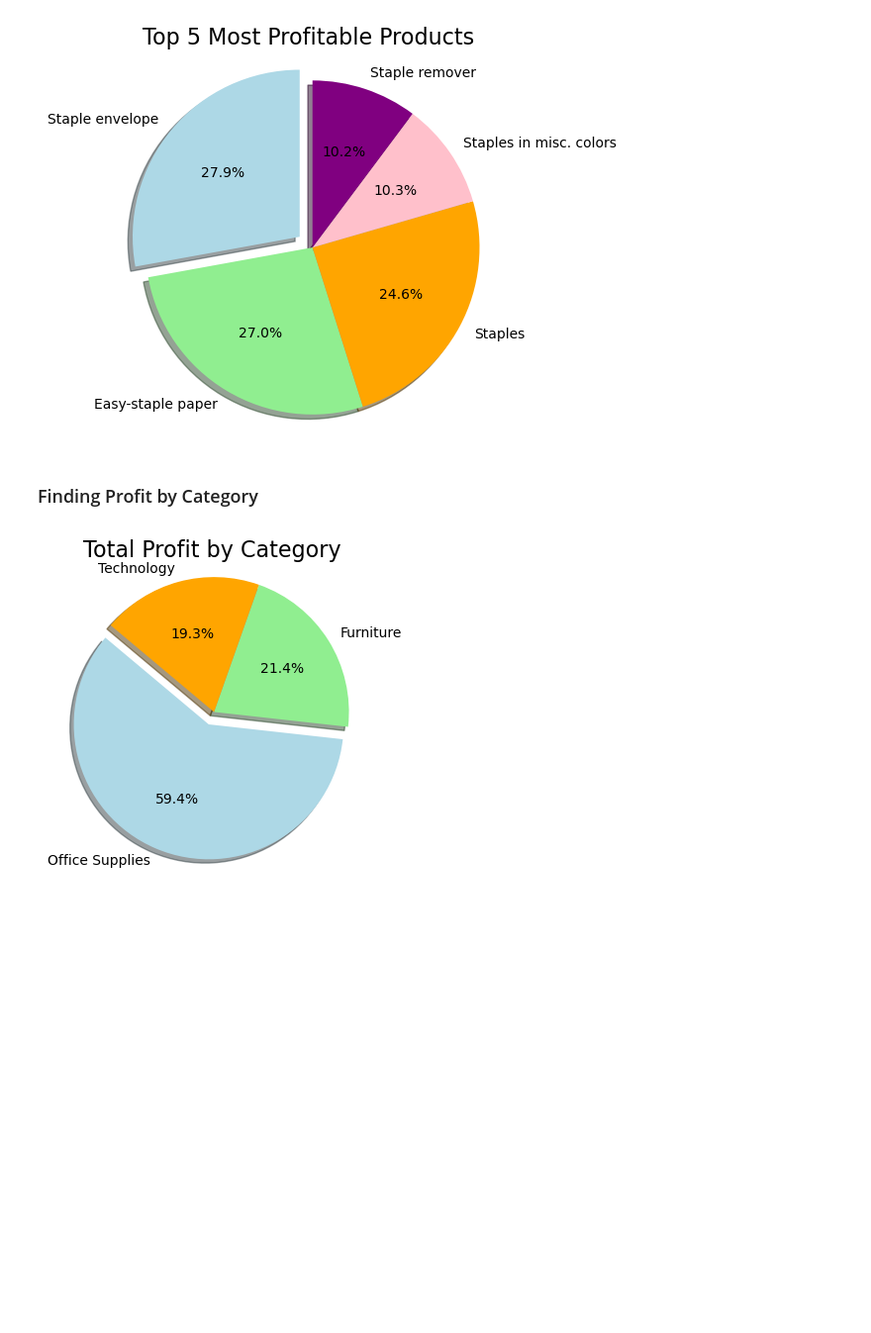
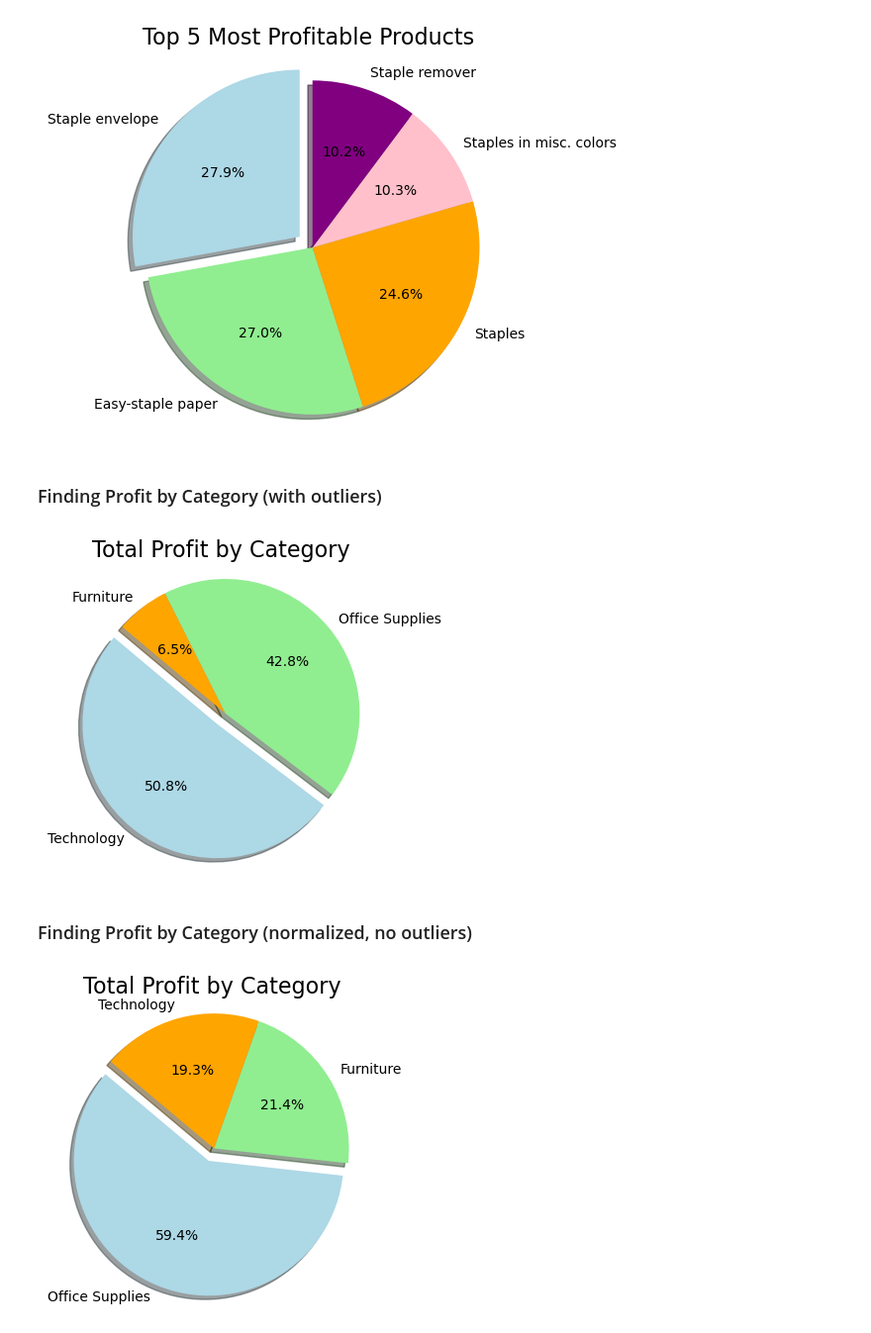
Before and after one commit to hennypurwadi/771951_Dataset_Analysis, a Jupyter notebook: 202370140.ipynb, the cells around one changed output. Shown at 99% size. Saved outputs shown, nothing was run; the diff lists cells and outputs as text; code cells hidden in the pictures; blank space fills up the shorter version.

```diff
--- a/202370140.ipynb
+++ b/202370140.ipynb
@@ -2919,7 +2939,23 @@ plt.show()
 # %% [output]
 [figure]
 # %% [markdown]
-### Finding Profit by Category
+### Finding Profit by Category (with outliers)
+# %%
+profit_by_category = df1.groupby('Category')['Profit'].sum().reset_index()
+profit_by_category_sorted = profit_by_category.sort_values('Profit', ascending=False)
+labels = profit_by_category_sorted['Category']
+sizes = profit_by_category_sorted['Profit']
+colors = ['lightblue', 'lightgreen', 'orange']
+explode = (0.1, 0, 0) #Explode the largest Category
+plt.figure(figsize=(4, 4))
+plt.pie(sizes, explode=explode, labels=labels, colors=colors, autopct='%1.1f%%', shadow=True, startangle=140)
+plt.title('Total Profit by Category', fontsize=16)
+plt.axis('equal')
+plt.show()
+# %% [output]
+[figure, added]
+# %% [markdown]
+### Finding Profit by Category (normalized, no outliers)
 # %%
 # Group the data by 'Category' and sum the 'Profit'
 profit_by_category = df1_no_outliers.groupby('Category')['Profit'].sum().reset_index()
```
Also changed, not shown: parts of 30 cells of this notebook, 1 other file.
